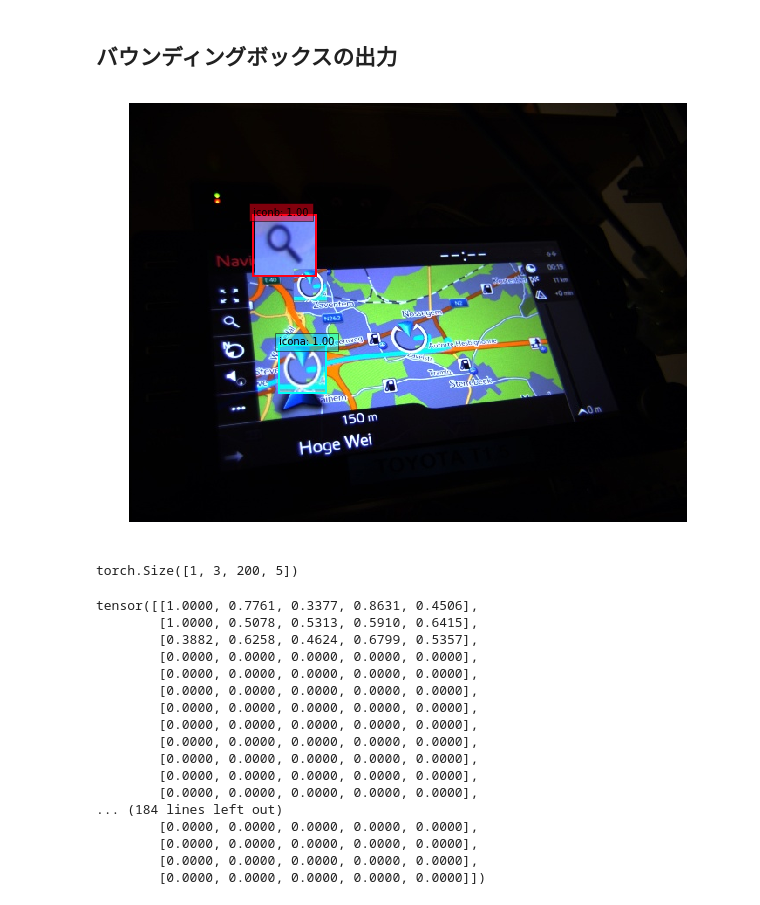
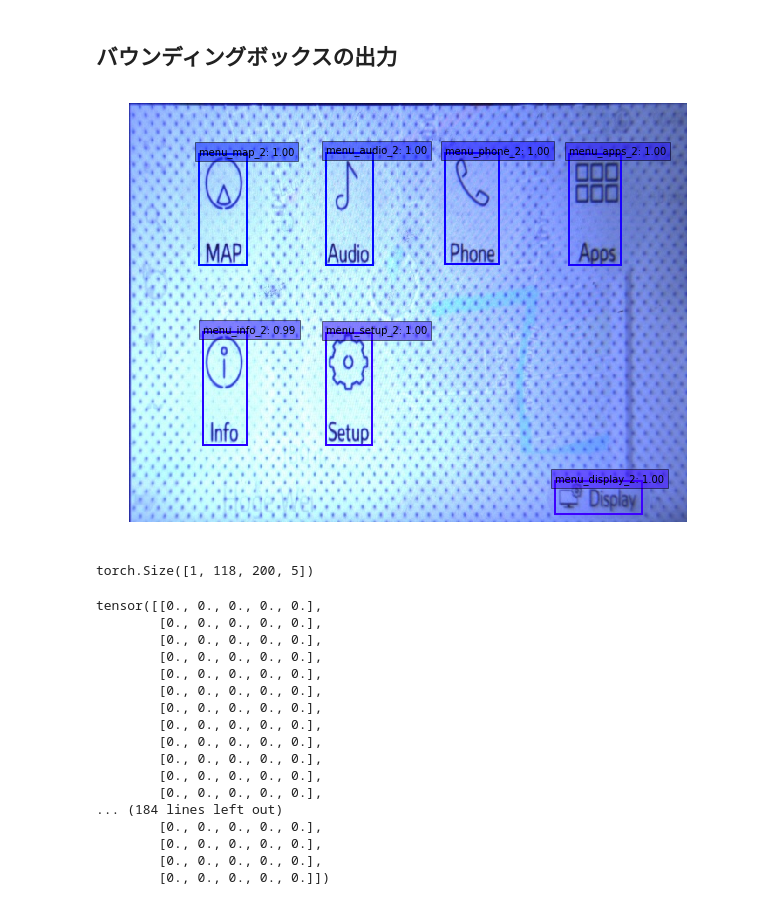
Before and after one commit to kobokobo/ssd_pytorch, a Jupyter notebook: demo/detection.ipynb, the cells around one changed output. Saved outputs shown, nothing was run; the diff lists cells and outputs as text; code cells hidden in the pictures.

```diff
--- a/demo/detection.ipynb
+++ b/demo/detection.ipynb
@@ -95,7 +77,7 @@ from ssd import build_ssd
 # %%
 # ネットワークの定義
 # 引数が'test'だと、推論結果に対してクラスDetectで後処理を実行
-ssd_net = build_ssd('test', 300, 3)    # initialize SSD
+ssd_net = build_ssd('test', 300, 118)    # initialize SSD
 
 # GPUの場合、deviceに'cuda'を設定
 device = 'cuda' if torch.cuda.is_available() else 'cpu'
@@ -141,7 +123,7 @@ from data import VOCDetection, VOC_ROOT, VOCAnnotationTransform
 # here we specify year (07 or 12) and dataset ('test', 'val', 'train')
 testset = VOCDetection(VOC_ROOT, [('2019', 'test')], None, VOCAnnotationTransform())
 # クラスVOCDetectionはindexをキーに画像を取得する
-img_id = 100
+img_id = 8
 image = testset.pull_image(img_id)
 
 # cv2のチャンネルの順番はBGR（青、緑、赤）なので、RGB（赤、緑、青）に入れ替える
@@ -192,37 +174,37 @@ with torch.no_grad():
 from data import VOC_CLASSES as labels
 top_k=10
 
 plt.figure(figsize=(10,10))
 #colors = plt.cm.hsv(np.linspace(0, 1, 21)).tolist()
-colors = plt.cm.hsv(np.linspace(0, 1, 3)).tolist()
+colors = plt.cm.hsv(np.linspace(0, 1, 118)).tolist()
 
 plt.axis('off')
 plt.imshow(rgb_image)  # plot the image for matplotlib
 currentAxis = plt.gca()
 # 推論結果をdetectionsに格納
 detections = y.data
 # scale each detection back up to the image
 scale = torch.Tensor(rgb_image.shape[1::-1]).repeat(2)
 # クラスiでループ
 for i in range(detections.size(1)):
     j = 0
 # 確信度confが0.6以上のボックスを表示
 # jは確信度上位200件のボックスのインデックス
 # detections[0,i,j]は[conf,xmin,ymin,xmax,ymax]の形状
     while detections[0,i,j,0] >= 0.6:
         score = detections[0,i,j,0]
         label_name = labels[i-1]
         display_txt = '%s: %.2f'%(label_name, score)
         pt = (detections[0,i,j,1:]*scale).cpu().numpy()
         coords = (pt[0], pt[1]), pt[2]-pt[0]+1, pt[3]-pt[1]+1
         color = colors[i]
         currentAxis.add_patch(plt.Rectangle(*coords, fill=False, edgecolor=color, linewidth=2))
         currentAxis.text(pt[0], pt[1], display_txt, bbox={'facecolor':color, 'alpha':0.5})
         j+=1
 # %% [output]
-[figure, old version]
+[figure, new version]
 # %%
 # 1次元目は画像ファイル数、2次元目はクラス、3次元目は確信度のトップ200件、4次元目は確信度+座標[conf,xmin,ymin,xmax,ymax]
 detections.shape
 # %% [output]
-torch.Size([1, 3, 200, 5])
+torch.Size([1, 118, 200, 5])
@@ -242,20 +237,20 @@ VOC_CLASSES = (  # always index 0
 # 2番号のクラス
 detections[0][2]
 # %% [output]
-tensor([[1.0000, 0.7761, 0.3377, 0.8631, 0.4506],
-        [1.0000, 0.5078, 0.5313, 0.5910, 0.6415],
-        [0.3882, 0.6258, 0.4624, 0.6799, 0.5357],
-        [0.0000, 0.0000, 0.0000, 0.0000, 0.0000],
-        [0.0000, 0.0000, 0.0000, 0.0000, 0.0000],
-        [0.0000, 0.0000, 0.0000, 0.0000, 0.0000],
-        [0.0000, 0.0000, 0.0000, 0.0000, 0.0000],
-        [0.0000, 0.0000, 0.0000, 0.0000, 0.0000],
-        [0.0000, 0.0000, 0.0000, 0.0000, 0.0000],
-        [0.0000, 0.0000, 0.0000, 0.0000, 0.0000],
-        [0.0000, 0.0000, 0.0000, 0.0000, 0.0000],
-        [0.0000, 0.0000, 0.0000, 0.0000, 0.0000],
+tensor([[0., 0., 0., 0., 0.],
+        [0., 0., 0., 0., 0.],
+        [0., 0., 0., 0., 0.],
+        [0., 0., 0., 0., 0.],
+        [0., 0., 0., 0., 0.],
+        [0., 0., 0., 0., 0.],
+        [0., 0., 0., 0., 0.],
+        [0., 0., 0., 0., 0.],
+        [0., 0., 0., 0., 0.],
+        [0., 0., 0., 0., 0.],
+        [0., 0., 0., 0., 0.],
+        [0., 0., 0., 0., 0.],
 ... (184 lines left out)
-        [0.0000, 0.0000, 0.0000, 0.0000, 0.0000],
-        [0.0000, 0.0000, 0.0000, 0.0000, 0.0000],
-        [0.0000, 0.0000, 0.0000, 0.0000, 0.0000],
-        [0.0000, 0.0000, 0.0000, 0.0000, 0.0000]])
+        [0., 0., 0., 0., 0.],
+        [0., 0., 0., 0., 0.],
+        [0., 0., 0., 0., 0.],
+        [0., 0., 0., 0., 0.]])
```
Also changed, not shown: parts of 9 cells of this notebook, 24 other files.
